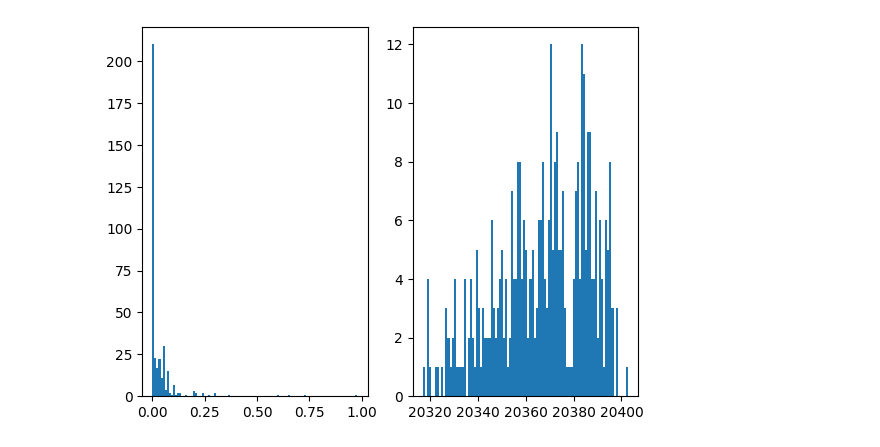
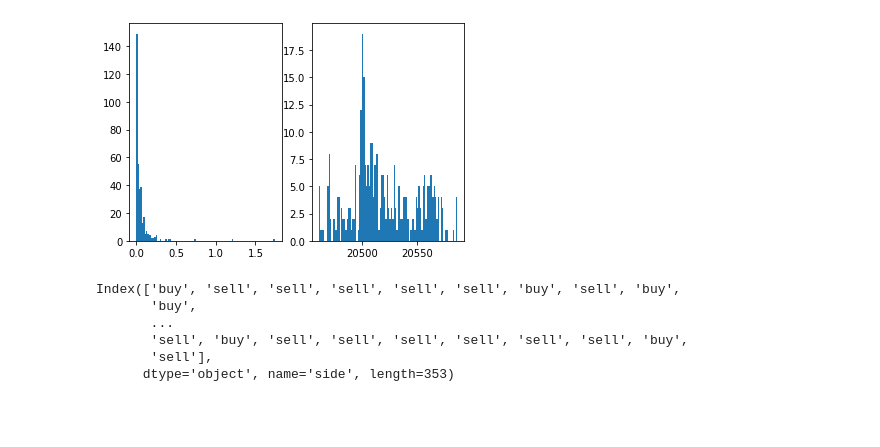
Before and after one commit to oskuH/IDS22-crypto, a Jupyter notebook: main.ipynb, the cells around one changed output. Saved outputs shown, nothing was run; the diff lists cells and outputs as text; code cells hidden in the pictures; blank space fills up the shorter version.

```diff
--- a/main.ipynb
+++ b/main.ipynb
@@ -118,0 +119,6 @@ print(sell.shape)
+# %%
+size= data[['time','size', 'side']]
+size=size.groupby(['time', 'side']).sum()[::-1]
+tmp = size.index
+size.index,size['side'] = tmp.get_level_values('time'),tmp.get_level_values('side')
+size
@@ -118,0 +140,4 @@ print(sell.shape)
+# %%
+price = data[['time','price', 'side']]
+price = price.groupby(['time']).first()[::-1]
+print(price)
@@ -119,16 +160,6 @@ print(sell.shape)
 # %%
-size= data[['size', 'side']]
-size.index = data.time
-size=size.groupby(['time', 'side']).sum()[::-1]
-print(size)
-
-price = data[['price', 'side']]
-price.index = data.time
-price =price.groupby(['time', 'side']).first()[::-1]
-print(price)
-
 fig, axs = plt.subplots(1,2)
-axs[0].hist(size, bins=100)
-axs[1].hist(price, bins=100)
+axs[0].hist(size['size'], bins=100)
+axs[1].hist(price['price'], bins=100)
 plt.show()
 # %% [output]
@@ -152,4 +166,13 @@ time                        side
-[figure, old version]
+[figure, new version]
+# %%
+size.index.get_level_values('side')
+# %% [output]
+Index(['buy', 'sell', 'sell', 'sell', 'sell', 'sell', 'buy', 'sell', 'buy',
+       'buy',
+       ...
+       'sell', 'buy', 'sell', 'sell', 'sell', 'sell', 'sell', 'sell', 'buy',
+       'sell'],
+      dtype='object', name='side', length=353)
 # %%
 # find b as discussed
 import datetime as dt
```
Also changed, not shown: parts of 12 cells of this notebook.
